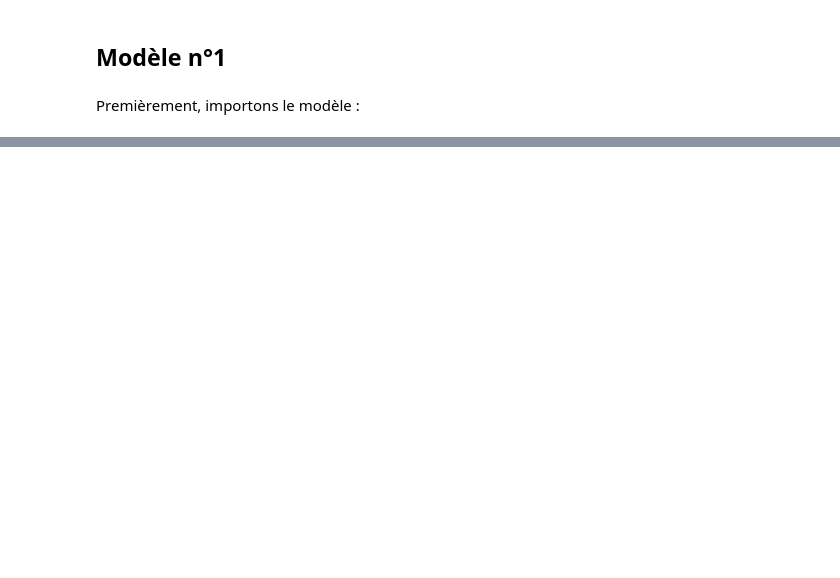
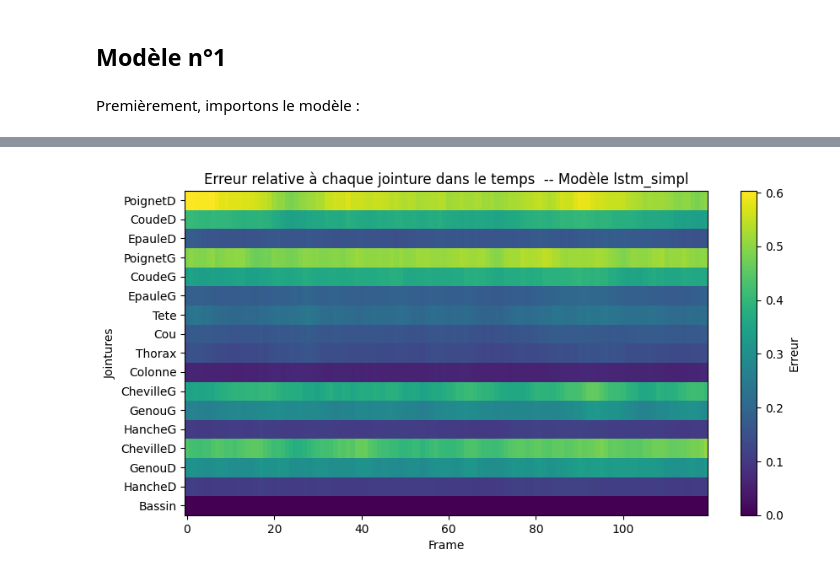
Before and after one commit to JulienLEFEBV/ProjetMIDL2, a Jupyter notebook: analyse_resultats.ipynb, the cells around one changed output, grey strips where cells are left out. Saved outputs shown, nothing was run; the diff lists cells and outputs as text; code cells hidden in the pictures; blank space fills up the shorter version.

```diff
--- a/analyse_resultats.ipynb
+++ b/analyse_resultats.ipynb
@@ -30,0 +295,11 @@ I0000 00:00:1768832465.899714   44665 gpu_device.cc:2020] Created device /job:lo
+# %%
+plt.figure(figsize=(10,5))
+plt.imshow(mean_rmse_per_joint.T, aspect="auto", origin="lower")
+plt.colorbar(label="Erreur")
+plt.yticks(range(17), JOINTURES)
+plt.xlabel("Frame")
+plt.ylabel("Jointures")
+plt.title("Erreur relative à chaque jointure dans le temps  -- Modèle lstm_simpl")
+plt.show()
+# %% [output]
+[figure, added]
```
Also changed, not shown: parts of 87 cells of this notebook, 21 other files.
